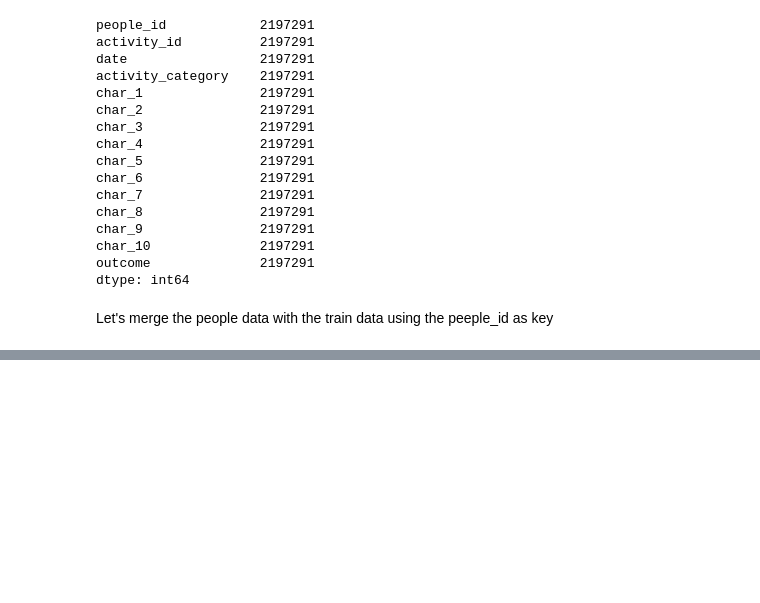
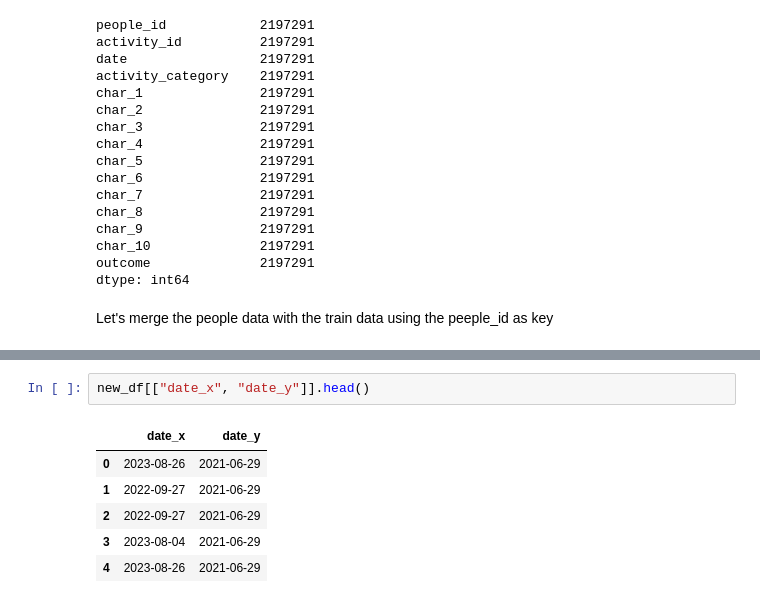
Before and after one commit to juliusmarkwei/Red-Hat-Business-Value, a Jupyter notebook: notebook/index.ipynb, the cells around one changed output, grey strips where cells are left out. Saved outputs shown, nothing was run; the diff lists cells and outputs as text; blank space fills up the shorter version.

```diff
--- a/notebook/index.ipynb
+++ b/notebook/index.ipynb
@@ -201,0 +234,9 @@ train_merged.head()
+# %%
+new_df[["date_x", "date_y"]].head()
+# %% [output]
+|  | date_x | date_y |
+| 0 | 2023-08-26 | 2021-06-29 |
+| 1 | 2022-09-27 | 2021-06-29 |
+| 2 | 2022-09-27 | 2021-06-29 |
+| 3 | 2023-08-04 | 2021-06-29 |
+| 4 | 2023-08-26 | 2021-06-29 |
```
Also changed, not shown: parts of 12 cells of this notebook.
